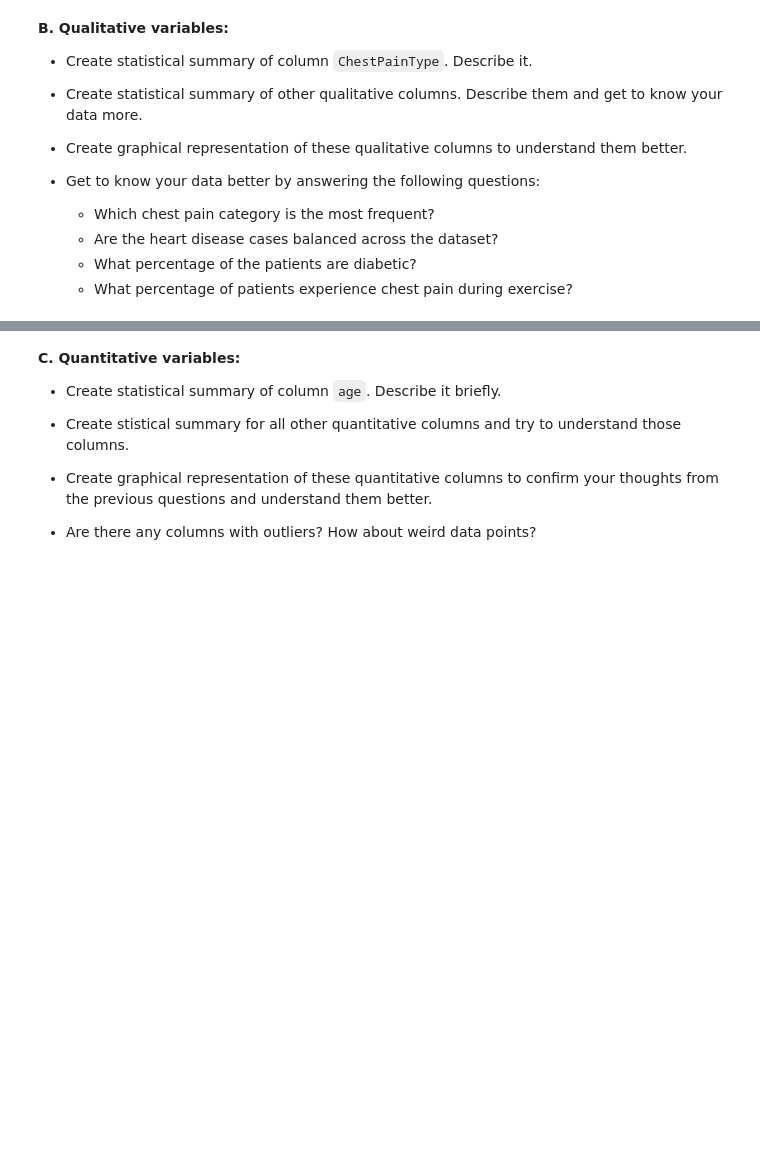
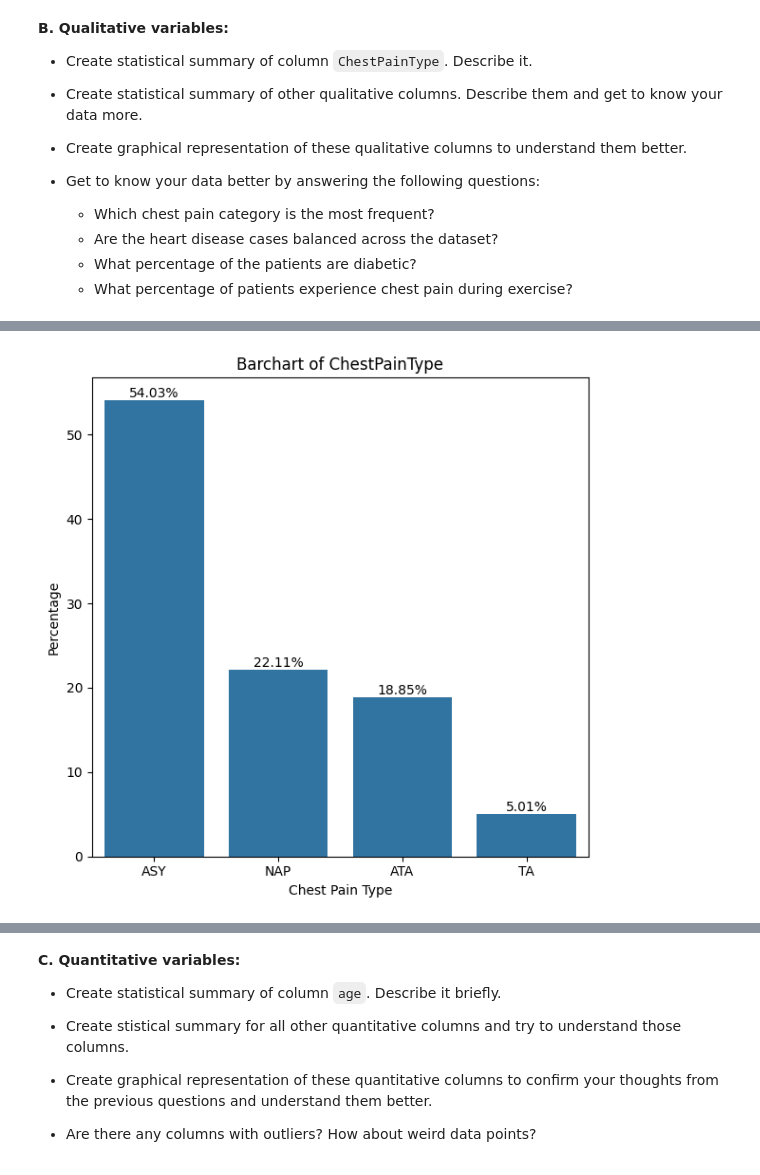
Before and after one commit to Superkai017/Data-Analysis1-Aupp-INF-604-, a Jupyter notebook: W2/Art_Oudom_TP2.ipynb, the cells around one changed output, grey strips where cells are left out. Cells and saved outputs as stored; diff of their text form; code cells hidden in the pictures; blank space fills up the shorter version.

```diff
--- a/W2/Art_Oudom_TP2.ipynb
+++ b/W2/Art_Oudom_TP2.ipynb
@@ -29,6 +29,6 @@ import pandas as pd
 
 # Download latest version
 path = kagglehub.dataset_download("fedesoriano/heart-failure-prediction")
-data = pd.read_csv(path + "/heart.csv")
-data.head()
+df = pd.read_csv(path + "/heart.csv")
+df.head()
 # %% [output]
@@ -51,0 +75,3 @@ Using Colab cache for faster access to the 'heart-failure-prediction' dataset.
+# %%
+df['FastingBS'] = df['FastingBS'].astype('object')
+df['HeartDisease'] = df['HeartDisease'].astype('object')
@@ -65,0 +125,21 @@ Using Colab cache for faster access to the 'heart-failure-prediction' dataset.
+# %%
+import matplotlib.pyplot as plt
+import seaborn as sns
+
+
+fig, axes = plt.subplots(1,1, figsize=(6, 6))
+sns.countplot( data=df,
+              x='ChestPainType',
+              ax=axes,
+              stat = 'percent',
+              order = ['ASY', 'NAP', 'ATA', 'TA'])
+# no hue is passed, so this is a single-variable count - the title must not claim a split by Heart Disease
+axes.set_title('Barchart of ChestPainType')
+axes.set_xlabel('Chest Pain Type')
+axes.set_ylabel('Percentage')
+axes.bar_label(axes.containers[0], fmt='%.2f%%')
+
+plt.tight_layout()
+plt.show()
+# %% [output]
+[figure, added]
```
Also changed, not shown: parts of 19 cells of this notebook.
